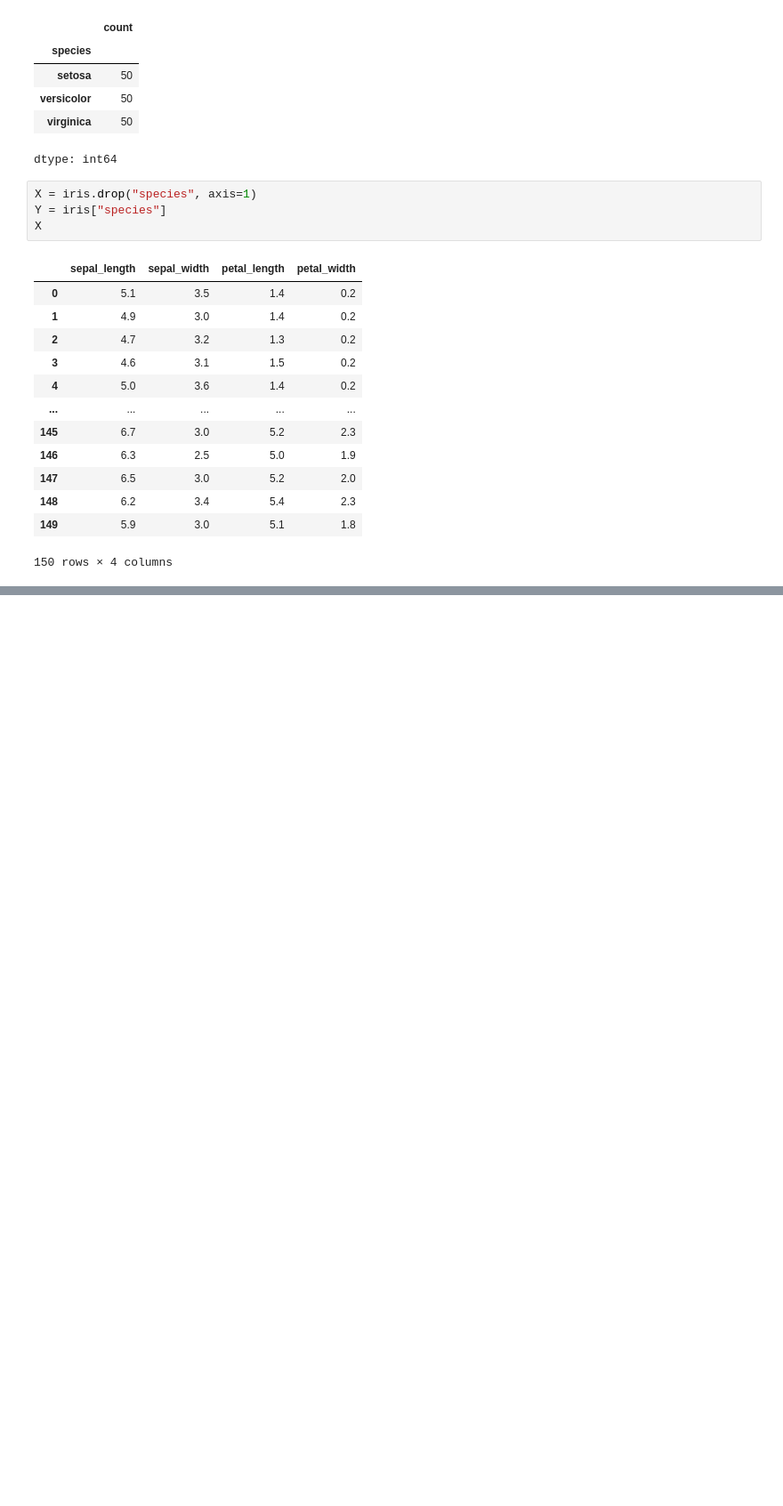
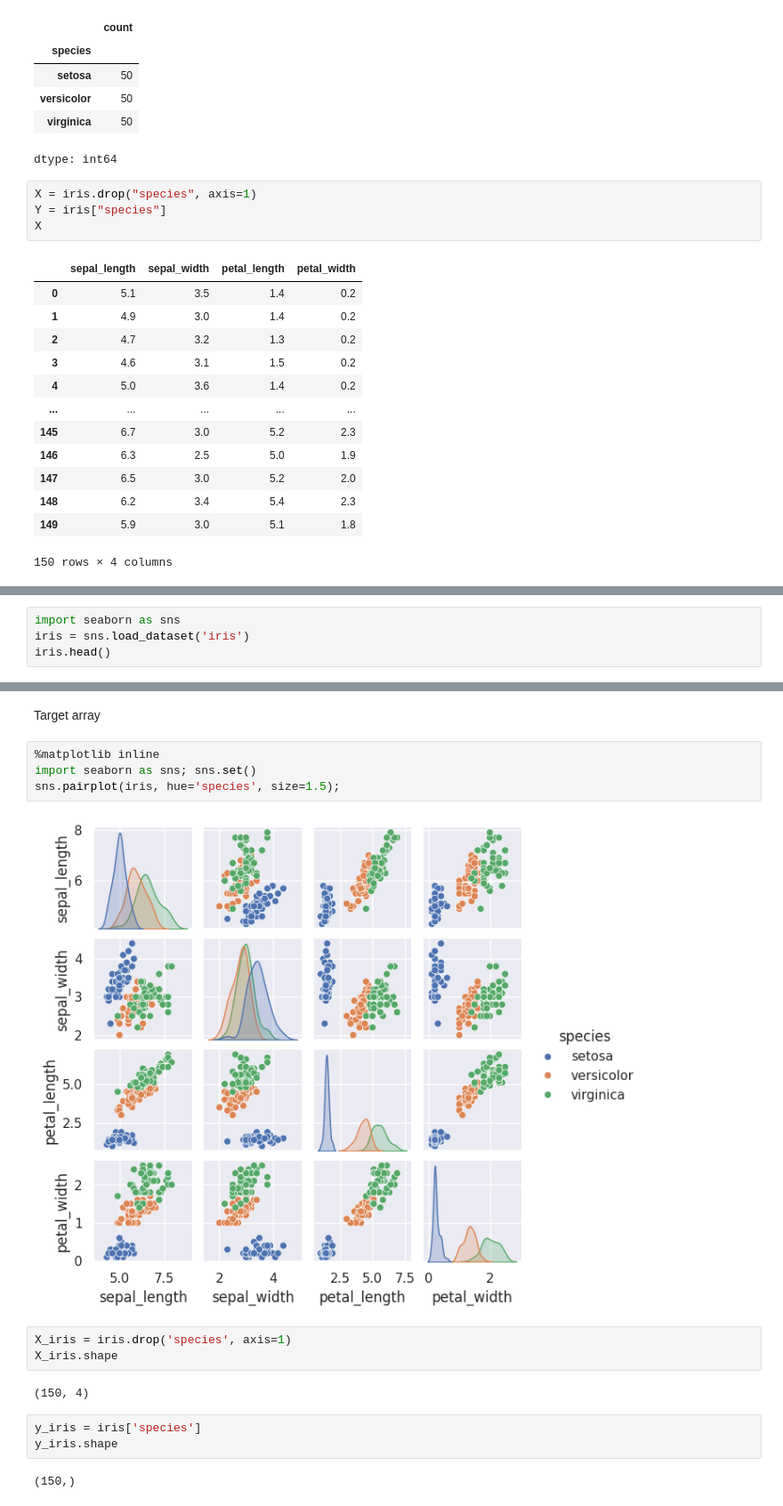
Before and after one commit to DavidZD5/Mineria-de-datos, a Jupyter notebook: MineriaDatos.ipynb, the cells around one changed output, grey strips where cells are left out. Shown at 89% size. Saved outputs shown, nothing was run; the diff lists cells and outputs as text; blank space fills up the shorter version.

```diff
--- a/MineriaDatos.ipynb
+++ b/MineriaDatos.ipynb
@@ -1793,0 +1796,4 @@ X
+# %%
+import seaborn as sns
+iris = sns.load_dataset('iris')
+iris.head()
@@ -1793,0 +1807,18 @@ X
+# %% [markdown]
+Target array
+# %%
+%matplotlib inline
+import seaborn as sns; sns.set()
+sns.pairplot(iris, hue='species', size=1.5);
+# %% [output]
+[figure, added]
+# %%
+X_iris = iris.drop('species', axis=1)
+X_iris.shape
+# %% [output]
+(150, 4)
+# %%
+y_iris = iris['species']
+y_iris.shape
+# %% [output]
+(150,)
```
Also changed, not shown: parts of 34 cells of this notebook.
